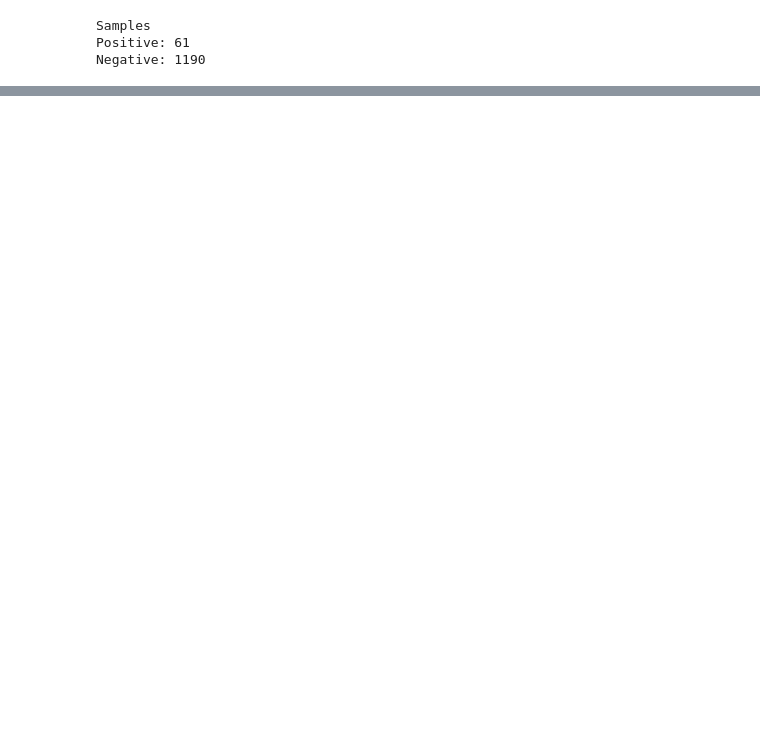
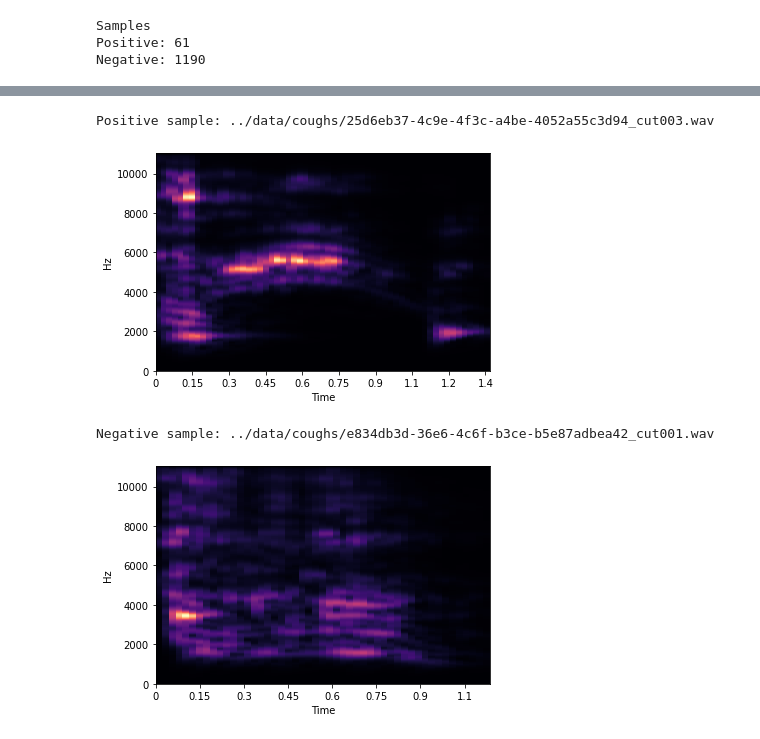
Before and after one commit to ale316/covid-19-classifier, a Jupyter notebook: notebooks/visualizations.ipynb, the cells around one changed output, grey strips where cells are left out. Drawn from its saved outputs; the diff is of its cells as text; code cells hidden in the pictures; blank space fills up the shorter version.

```diff
--- a/notebooks/visualizations.ipynb
+++ b/notebooks/visualizations.ipynb
@@ -109,0 +127,29 @@ plot_spec(yn)
+# %%
+from src.preprocessing import GammatoneFilterbank
+
+def plot_gf(x, sr):
+    window_time = 0.01
+    hop_time = window_time / 2
+    num_filters = 1024
+    cutoff_low = 20
+
+    gf = GammatoneFilterbank(sr,
+                             window_time,
+                             hop_time,
+                             num_filters,
+                             cutoff_low)
+
+    gfs = gf.make_spectrogram(x)
+    librosa.display.specshow(gfs, y_axis='linear', x_axis='time')
+    plt.show()
+
+print(f"Positive sample: {pos.filename}")
+plot_gf(yp, srp)
+
+print(f"Negative sample: {neg.filename}")
+plot_gf(yn, srn)
+# %% [output]
+Positive sample: ../data/coughs/25d6eb37-4c9e-4f3c-a4be-4052a55c3d94_cut003.wav
+[figure, added]
+Negative sample: ../data/coughs/e834db3d-36e6-4c6f-b3ce-b5e87adbea42_cut001.wav
+[figure, added]
```
Also changed, not shown: parts of 3 cells of this notebook.
